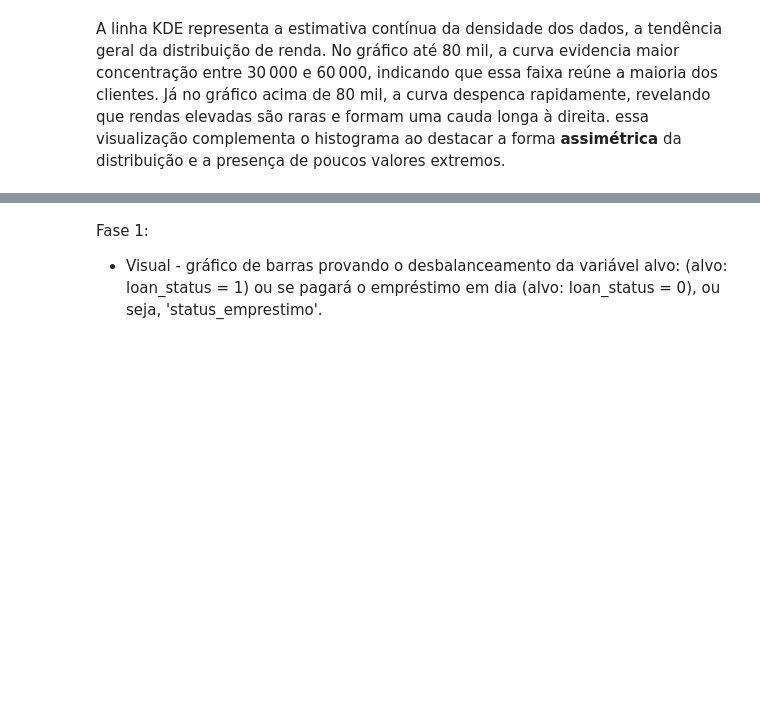
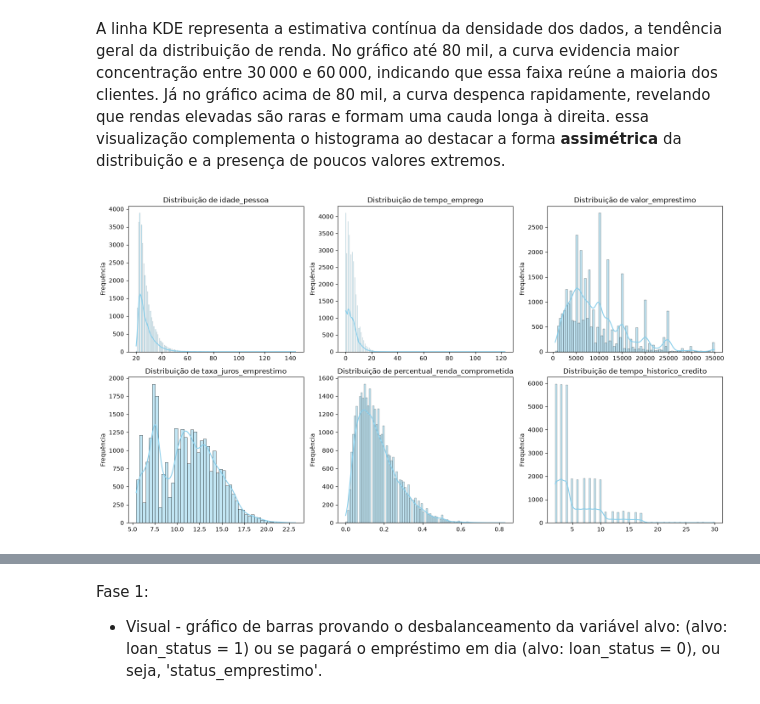
Before and after one commit to Ana-Cravo/credit_risk, a Jupyter notebook: projeto_credit_risk.ipynb, the cells around one changed output, grey strips where cells are left out. Saved outputs shown, nothing was run; the diff lists cells and outputs as text; code cells hidden in the pictures; blank space fills up the shorter version.

```diff
--- a/projeto_credit_risk.ipynb
+++ b/projeto_credit_risk.ipynb
@@ -274,3 +251,30 @@ plt.show()
 A linha KDE representa a estimativa contínua da densidade dos dados, a tendência geral da distribuição de renda.
 No gráfico até 80 mil, a curva evidencia maior concentração entre 30 000 e 60 000, indicando que essa faixa reúne a maioria dos clientes. Já no gráfico acima de 80 mil, a curva despenca rapidamente, revelando que rendas elevadas são raras e formam uma cauda longa à direita.
 essa visualização complementa o histograma ao destacar a forma **assimétrica** da distribuição e a presença de poucos valores extremos.
+# %%
+# Lista das demais colunas numéricas
+# 'status_emprestimo' é alvo
+colunas_numericas = [
+    'idade_pessoa', 'tempo_emprego',
+    'valor_emprestimo', 'taxa_juros_emprestimo',
+    'percentual_renda_comprometida', 'tempo_historico_credito'
+]
+
+# Configura o layout dos gráficos (ajuste o número de linhas/colunas conforme necessário)
+fig, axes = plt.subplots(nrows=3, ncols=3, figsize=(15, 12))
+axes = axes.flatten() # Achata a matriz de eixos para facilitar o loop
+
+for i, col in enumerate(colunas_numericas):
+    sns.histplot(data=df, x=col, kde=True, ax=axes[i], color='skyblue', edgecolor='black')
+    axes[i].set_title(f'Distribuição de {col}')
+    axes[i].set_xlabel('')
+    axes[i].set_ylabel('Frequência')
+
+# Remove eixos vazios caso sobrem espaços
+for j in range(i+1, len(axes)):
+    fig.delaxes(axes[j])
+
+plt.tight_layout()
+plt.show()
+# %% [output]
+[figure, added]
```
Also changed, not shown: parts of 34 cells of this notebook.
